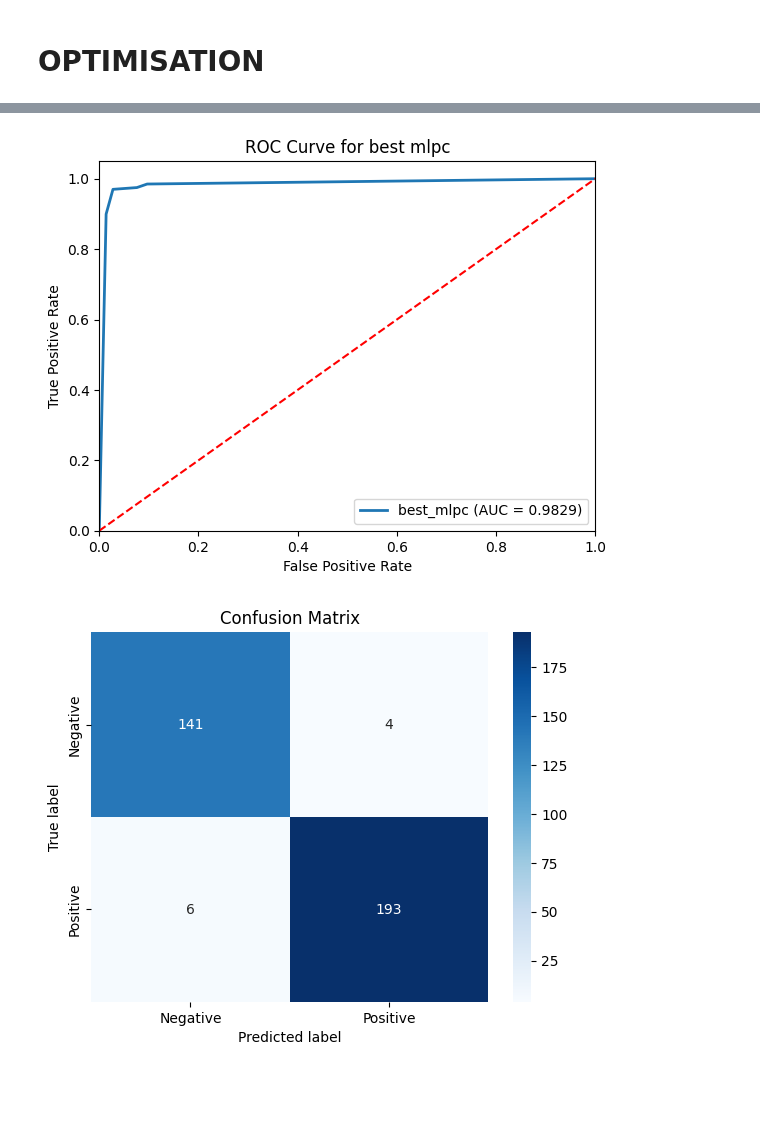
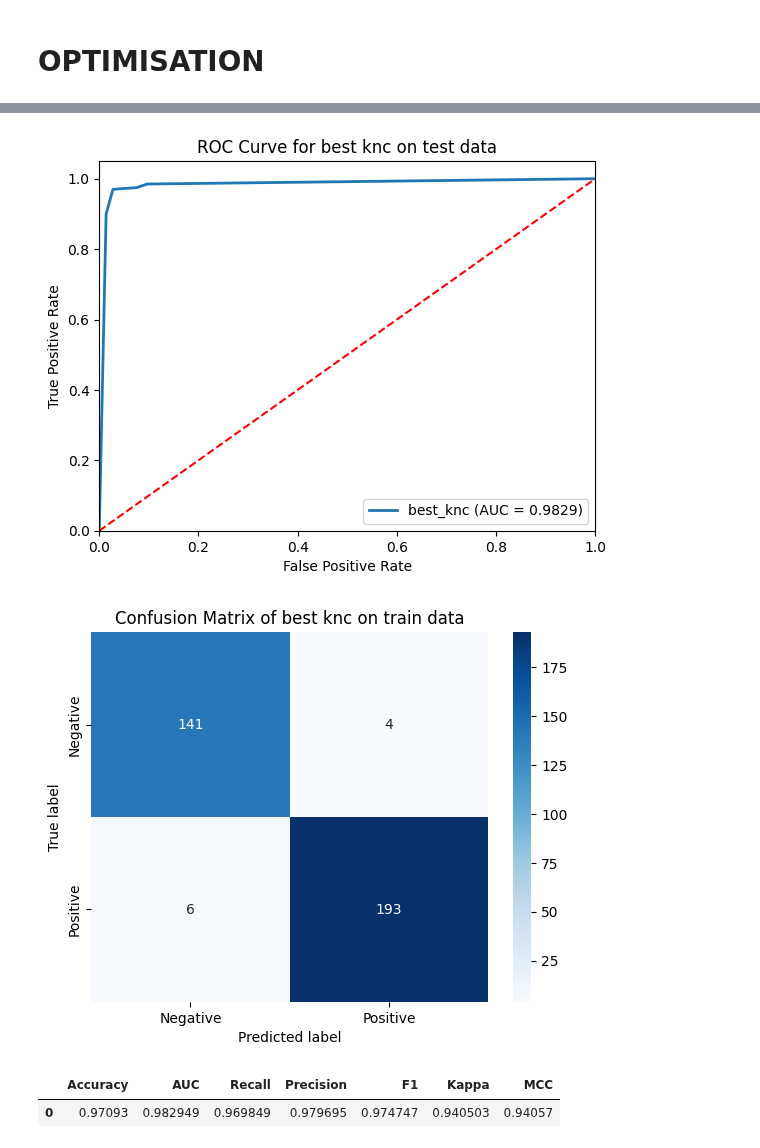
Before and after one commit to KokouNoe/muscoloskeletal_disorder_prediction, a Jupyter notebook: TMC_prediction.ipynb, the cells around one changed output, grey strips where cells are left out. Saved outputs shown, nothing was run; the diff lists cells and outputs as text; code cells hidden in the pictures; blank space fills up the shorter version.

```diff
--- a/TMC_prediction.ipynb
+++ b/TMC_prediction.ipynb
@@ -221,7 +221,7 @@ Name: proportion, dtype: float64
 ## **I-1-Courbe ROC**
 # %%
 # Initialisation des résultats
-best_metric_train = {
+results_train = {
     'Accuracy': [],
     'AUC': [],
     'Recall': [],
@@ -259,8 +259,8 @@ for i, (name, model) in enumerate(models.items()):
         roc_auc = auc(fpr, tpr)
         ax.plot(fpr, tpr, lw=2, label=f'{name} (AUC = {roc_auc:.2f})')
 
-    best_metric_train['Accuracy'].append(accuracy_score(y_train, y_train_pred))
-    best_metric_train['AUC'].append(roc_auc_score(y_train, y_train_prob0) if y_train_prob0 is not None else np.nan)
+    results_train['Accuracy'].append(accuracy_score(y_train, y_train_pred))
+    results_train['AUC'].append(roc_auc_score(y_train, y_train_prob0) if y_train_prob0 is not None else np.nan)
     results_train['Recall'].append(recall_score(y_train,  y_train_pred))
     results_train['Precision'].append(precision_score(y_train,  y_train_pred))
     results_train['F1'].append(f1_score(y_train,  y_train_pred))
@@ -876,28 +944,21 @@ Text(0, 0.5, 'Cross-Validated Accuracy')
 # %%
-model=best_model
-y_pred = model.predict(X_test)
-y_prob = model.predict_proba(X_test)[:, 1] if hasattr(model, "predict_proba") else None
-# Initialisation du DataFrame results si nécessaire
-results = {
+results1 = {
     'Accuracy': [],
     'AUC': [],
     'Recall': [],
     'Precision': [],
     'F1': [],
     'Kappa': [],
-    'MCC': []
-}
+    'MCC': [],}
 
-# Supposons que y_test, y_pred, et y_prob soient déjà définis
-
-results['Accuracy'].append(accuracy_score(y_test, y_pred))
-results['AUC'].append(roc_auc_score(y_test, y_prob) if y_prob is not None else np.nan)
-results['Recall'].append(recall_score(y_test, y_pred))
-results['Precision'].append(precision_score(y_test, y_pred))
-results['F1'].append(f1_score(y_test, y_pred))
-results['Kappa'].append(cohen_kappa_score(y_test, y_pred))
-results['MCC'].append(matthews_corrcoef(y_test, y_pred))
-
-# Conversion en DataFrame
-results_df = pd.DataFrame(results)
-print(results_df)
+y_pred01= model.predict(X_test)
+y_prob0 = model.predict_proba(X_test)[:, 1] if hasattr(model, "predict_proba") else None
+fpr, tpr, _ = roc_curve(y_test, y_prob0)
+roc_auc = auc(fpr, tpr)
+results1['Accuracy'].append(accuracy_score(y_test, y_pred01))
+results1['AUC'].append(roc_auc_score(y_test, y_prob0) if y_prob0 is not None else np.nan)
+results1['Recall'].append(recall_score(y_test, y_pred01))
+results1['Precision'].append(precision_score(y_test, y_pred01))
+results1['F1'].append(f1_score(y_test, y_pred01))
+results1['Kappa'].append(cohen_kappa_score(y_test, y_pred01))
+results1['MCC'].append(matthews_corrcoef(y_test, y_pred01))
@@ -913,29 +965,27 @@ results_df.transpose().plot(legend=False)
 # %%
-#Courbe ROC
-#taux de faux positifs et taux de vrais positifs
-roc_auc=roc_auc_score(y_test,y_prob)
-fpr, tpr, _ = roc_curve(y_test, y_prob)
-
-#Afficher la courbe
-fig,ax=plt.subplots()
-ax.plot(fpr, tpr, lw=2, label=f'best_mlpc (AUC = {roc_auc:.4f})')
-ax.plot([0, 1], [0, 1], color='red', linestyle='--')
-ax.set_xlim([0.0, 1.0])
-ax.set_ylim([0.0, 1.05])
-ax.set_xlabel('False Positive Rate')
-ax.set_ylabel('True Positive Rate')
-ax.set_title(f'ROC Curve for best mlpc')
-ax.legend(loc="lower right")
+plt.figure()
+plt.plot(fpr, tpr, lw=2, label=f'best_knc (AUC = {roc_auc:.4f})')
+plt.plot([0, 1], [0, 1], color='red', linestyle='--')
+plt.xlim([0.0, 1.0])
+plt.ylim([0.0, 1.05])
+plt.xlabel('False Positive Rate')
+plt.ylabel('True Positive Rate')
+plt.title(f'ROC Curve for best knc on test data')
+plt.legend(loc="lower right")
 plt.show()
 # %% [output]
-[figure, old version]
+[figure, new version]
 # %%
-# Afficher la matrice de confusion
-conf_matrix =confusion_matrix(y_test,y_pred)
+conf_matrix =confusion_matrix(y_test,y_pred01)
 sns.heatmap(conf_matrix, annot=True, fmt='d', cmap='Blues', xticklabels=['Negative', 'Positive'], yticklabels=['Negative', 'Positive'])
 plt.ylabel('True label')
 plt.xlabel('Predicted label')
-plt.title('Confusion Matrix')
+plt.title('Confusion Matrix of best knc on train data')
 plt.show()
 # %% [output]
-[figure, old version]
+[figure, new version]
+# %%
+pd.DataFrame(results1)
+# %% [output]
+|  | Accuracy | AUC | Recall | Precision | F1 | Kappa | MCC |
+| 0 | 0.97093 | 0.982949 | 0.969849 | 0.979695 | 0.974747 | 0.940503 | 0.94057 |
```
Also changed, not shown: parts of 30 cells of this notebook, 11 other files.
